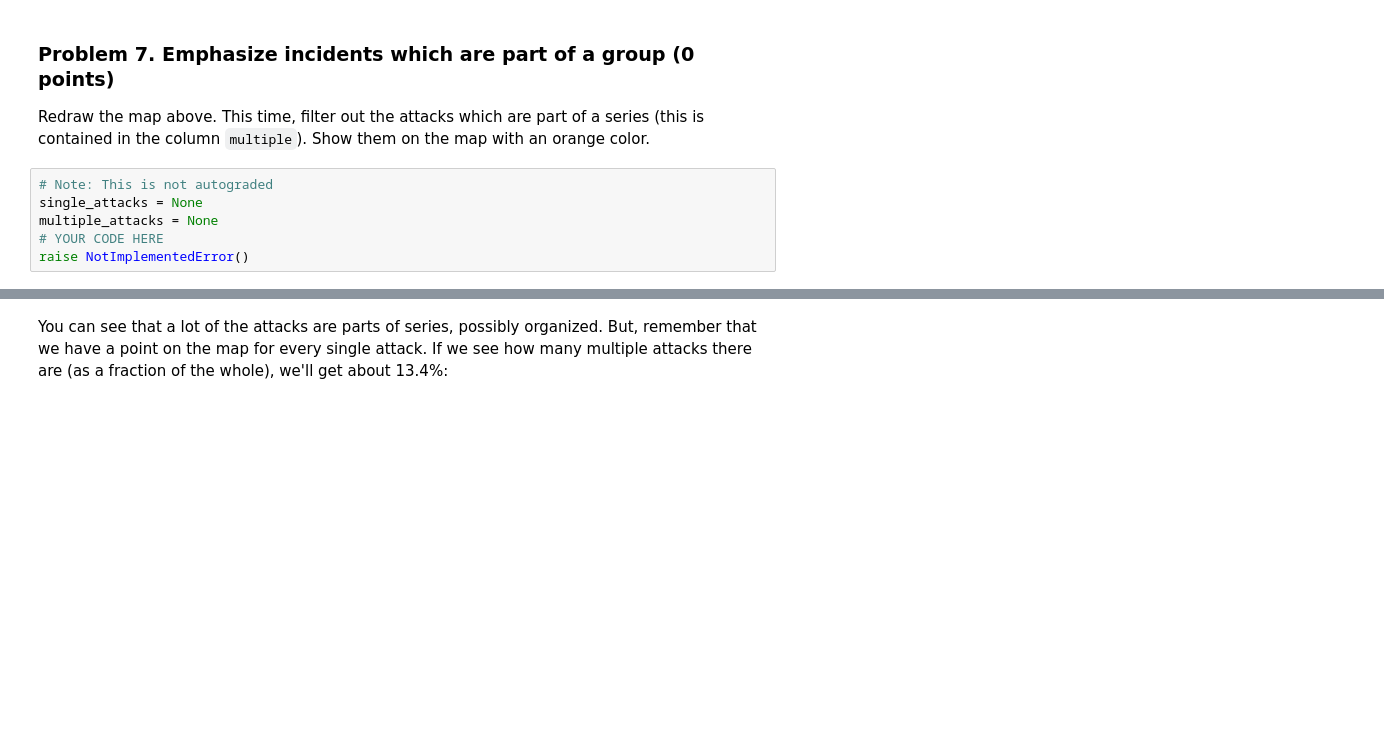
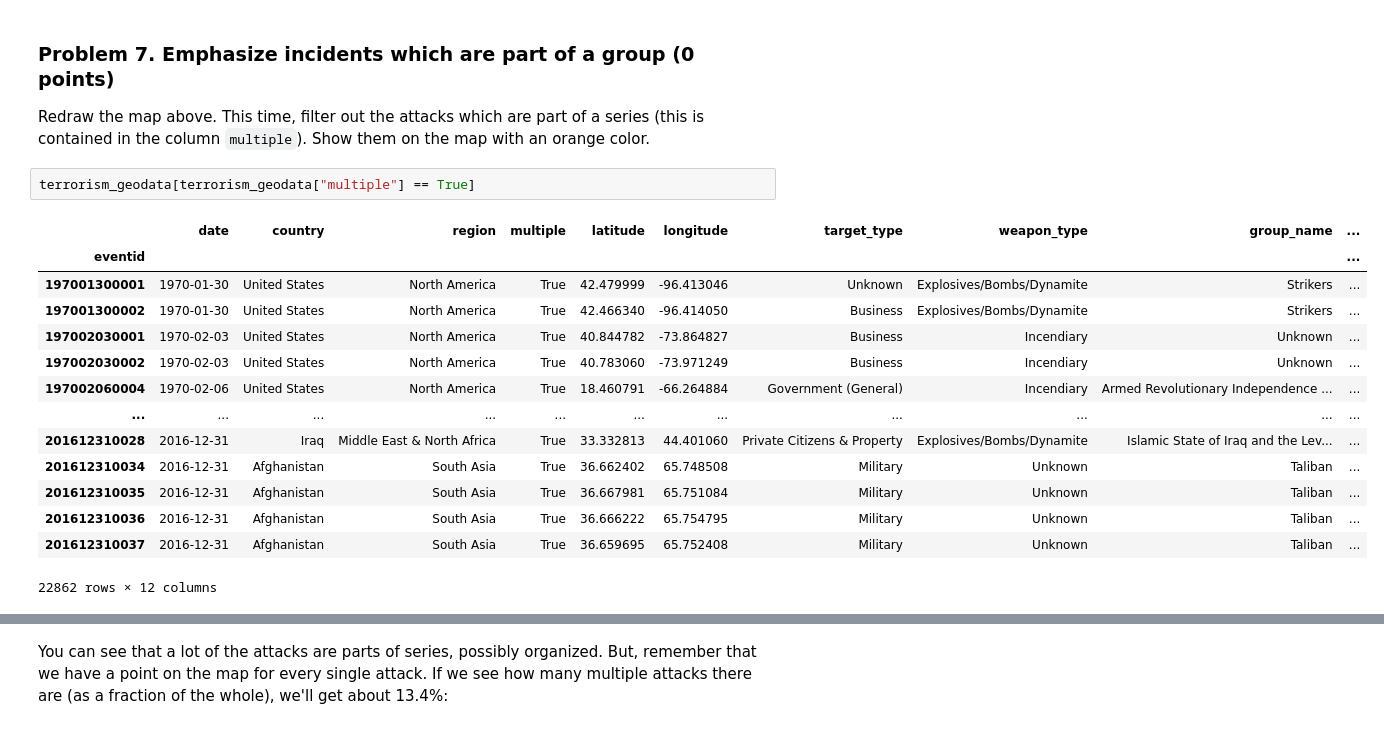
Before and after one commit to mstoychev/Data-Science-SoftwareUniversity, a Jupyter notebook: 5. Working with Spatial Data and Network Analysis/2. Homework/Spatial Data and Networks Lab.ipynb, the cells around one changed output, grey strips where cells are left out. Drawn from its saved outputs; the diff is of its cells as text; blank space fills up the shorter version.

```diff
--- a/5. Working with Spatial Data and Network Analysis/2. Homework/Spatial Data and Networks Lab.ipynb
+++ b/5. Working with Spatial Data and Network Analysis/2. Homework/Spatial Data and Networks Lab.ipynb
@@ -258,9 +260,20 @@ assert_is_not_none(y)
 # %% [markdown]
 ### Problem 7. Emphasize incidents which are part of a group (0 points)
 Redraw the map above. This time, filter out the attacks which are part of a series (this is contained in the column `multiple`). Show them on the map with an orange color.
-# %%
-# Note: This is not autograded
-single_attacks = None
-multiple_attacks = None
-# YOUR CODE HERE
-raise NotImplementedError()
+# %%
+terrorism_geodata[terrorism_geodata["multiple"] == True]
+# %% [output]
+|  | date | country | region | multiple | latitude | longitude | target_type | weapon_type | group_name | ... |
+| eventid |  |  |  |  |  |  |  |  |  | ... |
+| 197001300001 | 1970-01-30 | United States | North America | True | 42.479999 | -96.413046 | Unknown | Explosives/Bombs/Dynamite | Strikers | ... |
+| 197001300002 | 1970-01-30 | United States | North America | True | 42.466340 | -96.414050 | Business | Explosives/Bombs/Dynamite | Strikers | ... |
+| 197002030001 | 1970-02-03 | United States | North America | True | 40.844782 | -73.864827 | Business | Incendiary | Unknown | ... |
+| 197002030002 | 1970-02-03 | United States | North America | True | 40.783060 | -73.971249 | Business | Incendiary | Unknown | ... |
+| 197002060004 | 1970-02-06 | United States | North America | True | 18.460791 | -66.264884 | Government (General) | Incendiary | Armed Revolutionary Independence ... | ... |
+| ... | ... | ... | ... | ... | ... | ... | ... | ... | ... | ... |
+| 201612310028 | 2016-12-31 | Iraq | Middle East & North Africa | True | 33.332813 | 44.401060 | Private Citizens & Property | Explosives/Bombs/Dynamite | Islamic State of Iraq and the Lev... | ... |
+| 201612310034 | 2016-12-31 | Afghanistan | South Asia | True | 36.662402 | 65.748508 | Military | Unknown | Taliban | ... |
+| 201612310035 | 2016-12-31 | Afghanistan | South Asia | True | 36.667981 | 65.751084 | Military | Unknown | Taliban | ... |
+| 201612310036 | 2016-12-31 | Afghanistan | South Asia | True | 36.666222 | 65.754795 | Military | Unknown | Taliban | ... |
+| 201612310037 | 2016-12-31 | Afghanistan | South Asia | True | 36.659695 | 65.752408 | Military | Unknown | Taliban | ... |
+22862 rows × 12 columns
```
Also changed, not shown: parts of 4 cells of this notebook.
